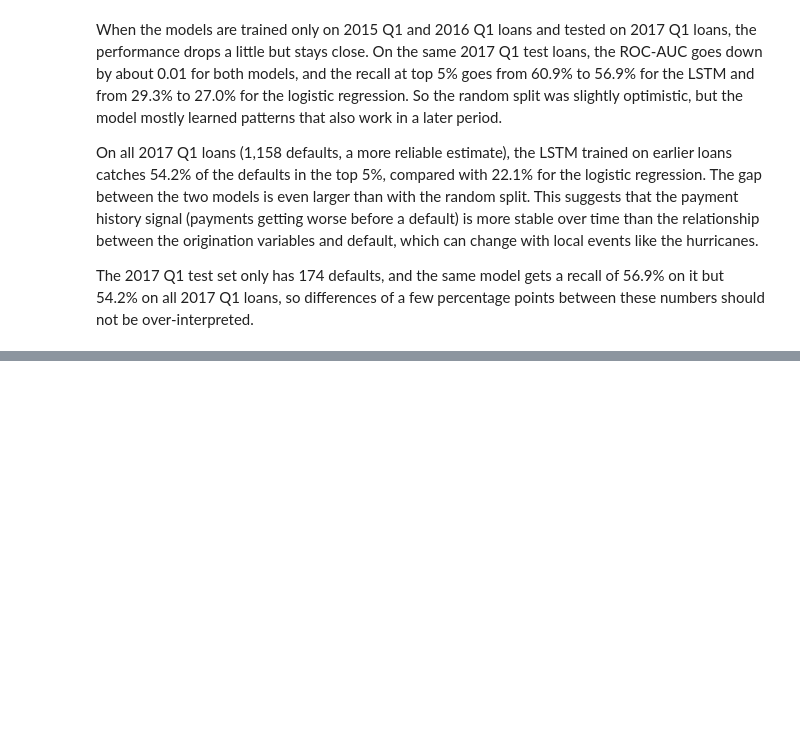
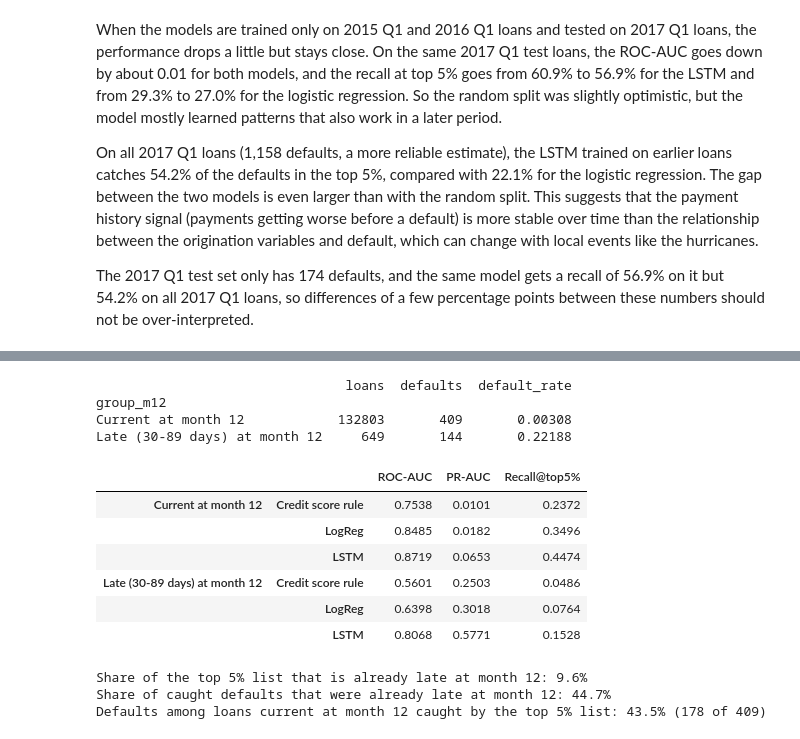
Before and after one commit to Alexkyoya/mortgage-default-early-warning, a Jupyter notebook: mortgage_default_early_warning.ipynb, the cells around one changed output, grey strips where cells are left out. Drawn from its saved outputs; the diff is of its cells as text; code cells hidden in the pictures; blank space fills up the shorter version.

```diff
--- a/mortgage_default_early_warning.ipynb
+++ b/mortgage_default_early_warning.ipynb
@@ -1352,0 +1332,39 @@ When the model is trained only on the 2015 Q1 and 2016 Q1 loans and tested on th
+# %%
+status_m12 = obs.set_index("loan_id")["delinq_status"].rename(index=str)
+test_df["status_m12"] = test_df["loan_id"].astype(str).map(status_m12)
+test_df["group_m12"] = np.where(test_df["status_m12"] == 0,
+                                "Current at month 12", "Late (30-89 days) at month 12")
+
+print(test_df.groupby("group_m12")["default"].agg(loans="size", defaults="sum", default_rate="mean"))
+
+rows = {}
+for group, d in test_df.groupby("group_m12"):
+    y_g = d["default"].values
+    rows[(group, "Credit score rule")] = evaluate(y_g, -np.nan_to_num(d["fico"].values, nan=850))
+    rows[(group, "LogReg")] = evaluate(y_g, d["p_logreg"].values)
+    rows[(group, "LSTM")] = evaluate(y_g, d["p_lstm"].values)
+display(pd.DataFrame(rows).T.round(4))
+
+late = test_df["status_m12"] > 0
+flagged = test_df["flagged"]
+caught = flagged & (test_df["default"] == 1)
+print(f"Share of the top 5% list that is already late at month 12: {late[flagged].mean():.1%}")
+print(f"Share of caught defaults that were already late at month 12: {late[caught].mean():.1%}")
+current_defaults = (~late) & (test_df["default"] == 1)
+print(f"Defaults among loans current at month 12 caught by the top 5% list: "
+      f"{flagged[current_defaults].mean():.1%} ({caught[~late].sum()} of {current_defaults.sum()})")
+# %% [output]
+                                loans  defaults  default_rate
+group_m12
+Current at month 12            132803       409       0.00308
+Late (30-89 days) at month 12     649       144       0.22188
+|  |  | ROC-AUC | PR-AUC | Recall@top5% |
+| Current at month 12 | Credit score rule | 0.7538 | 0.0101 | 0.2372 |
+|  | LogReg | 0.8485 | 0.0182 | 0.3496 |
+|  | LSTM | 0.8719 | 0.0653 | 0.4474 |
+| Late (30-89 days) at month 12 | Credit score rule | 0.5601 | 0.2503 | 0.0486 |
+|  | LogReg | 0.6398 | 0.3018 | 0.0764 |
+|  | LSTM | 0.8068 | 0.5771 | 0.1528 |
+Share of the top 5% list that is already late at month 12: 9.6%
+Share of caught defaults that were already late at month 12: 44.7%
+Defaults among loans current at month 12 caught by the top 5% list: 43.5% (178 of 409)
```
Also changed, not shown: parts of 15 cells of this notebook, 1 other file.
